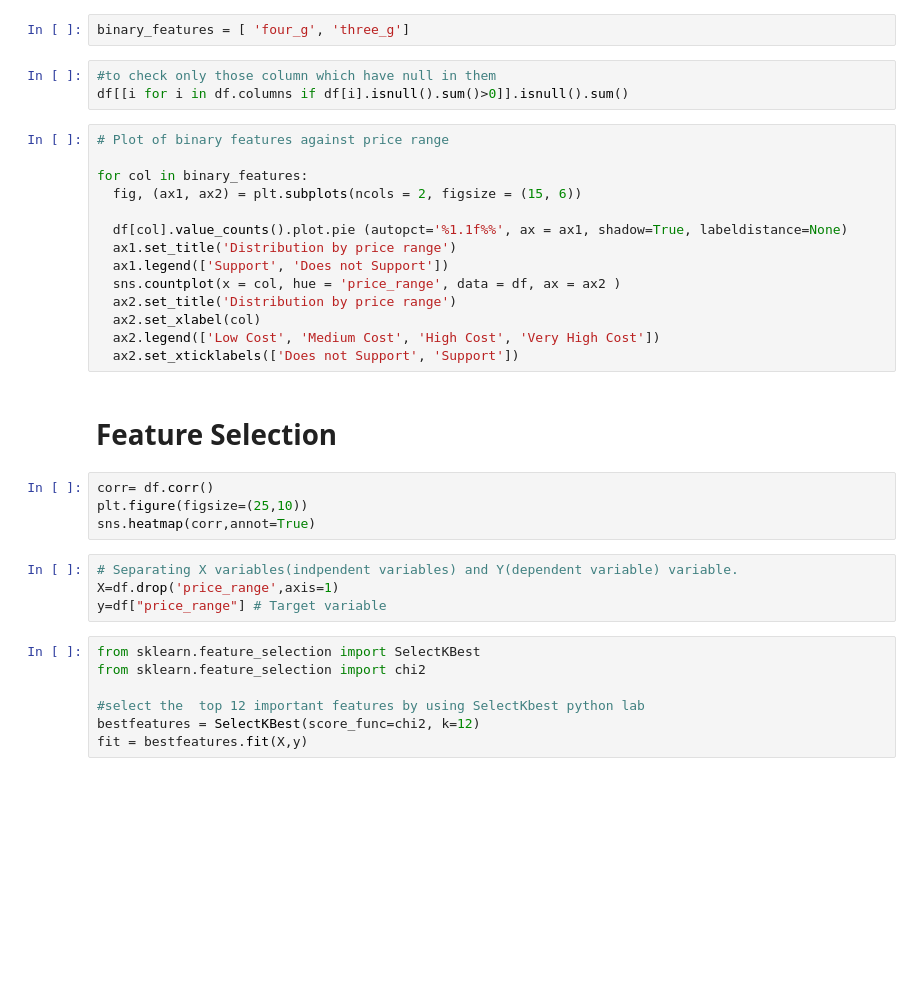
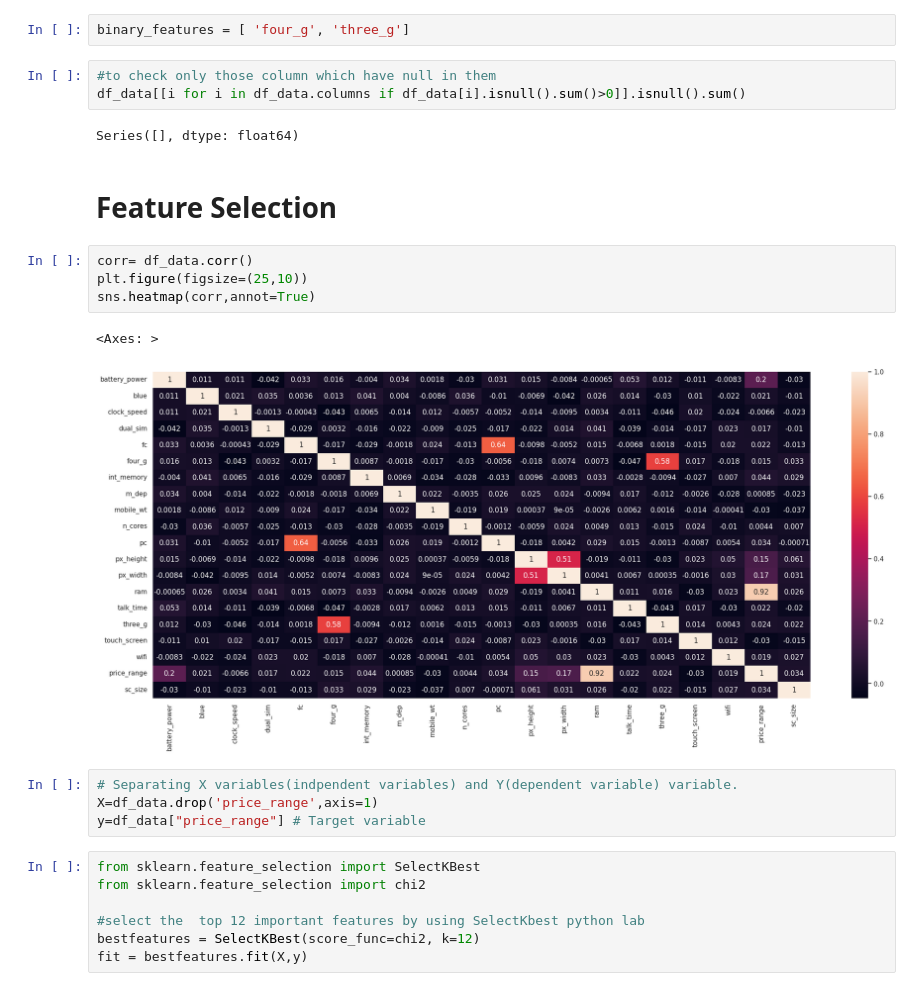
Before and after one commit to nagpureyogesh/Capstone-3, a Jupyter notebook: Mobile_price_range_Prediction.ipynb, the cells around one changed output. Cells and saved outputs as stored; diff of their text form; blank space fills up the shorter version.

```diff
--- a/Mobile_price_range_Prediction.ipynb
+++ b/Mobile_price_range_Prediction.ipynb
@@ -303,31 +321,22 @@ df_data.drop(['sc_h', 'sc_w'], axis = 1, inplace = True)
 binary_features = [ 'four_g', 'three_g']
 # %%
 #to check only those column which have null in them
-df[[i for i in df.columns if df[i].isnull().sum()>0]].isnull().sum()
+df_data[[i for i in df_data.columns if df_data[i].isnull().sum()>0]].isnull().sum()
+# %% [output]
+Series([], dtype: float64)
-# %%
-# Plot of binary features against price range
-
-for col in binary_features:
-  fig, (ax1, ax2) = plt.subplots(ncols = 2, figsize = (15, 6))
-
-  df[col].value_counts().plot.pie (autopct='%1.1f%%', ax = ax1, shadow=True, labeldistance=None)
-  ax1.set_title('Distribution by price range')
-  ax1.legend(['Support', 'Does not Support'])
-  sns.countplot(x = col, hue = 'price_range', data = df, ax = ax2 )
-  ax2.set_title('Distribution by price range')
-  ax2.set_xlabel(col)
-  ax2.legend(['Low Cost', 'Medium Cost', 'High Cost', 'Very High Cost'])
-  ax2.set_xticklabels(['Does not Support', 'Support'])
 # %% [markdown]
 # Feature Selection
 # %%
-corr= df.corr()
+corr= df_data.corr()
 plt.figure(figsize=(25,10))
 sns.heatmap(corr,annot=True)
+# %% [output]
+<Axes: >
+[figure, added]
 # %%
 # Separating X variables(indpendent variables) and Y(dependent variable) variable.
-X=df.drop('price_range',axis=1)
-y=df["price_range"] # Target variable
+X=df_data.drop('price_range',axis=1)
+y=df_data["price_range"] # Target variable
 # %%
 from sklearn.feature_selection import SelectKBest
 from sklearn.feature_selection import chi2
```
Also changed, not shown: parts of 36 cells of this notebook.
